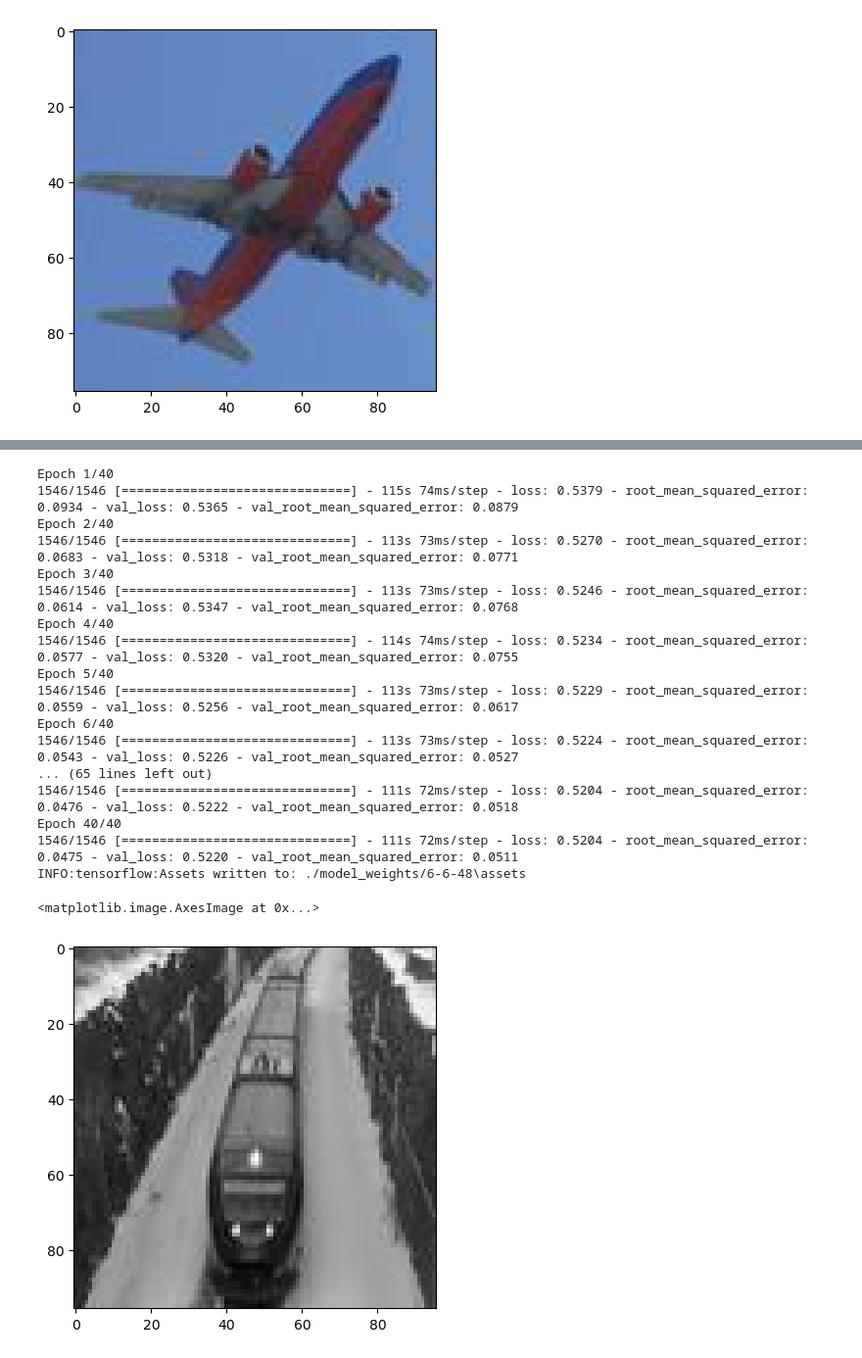
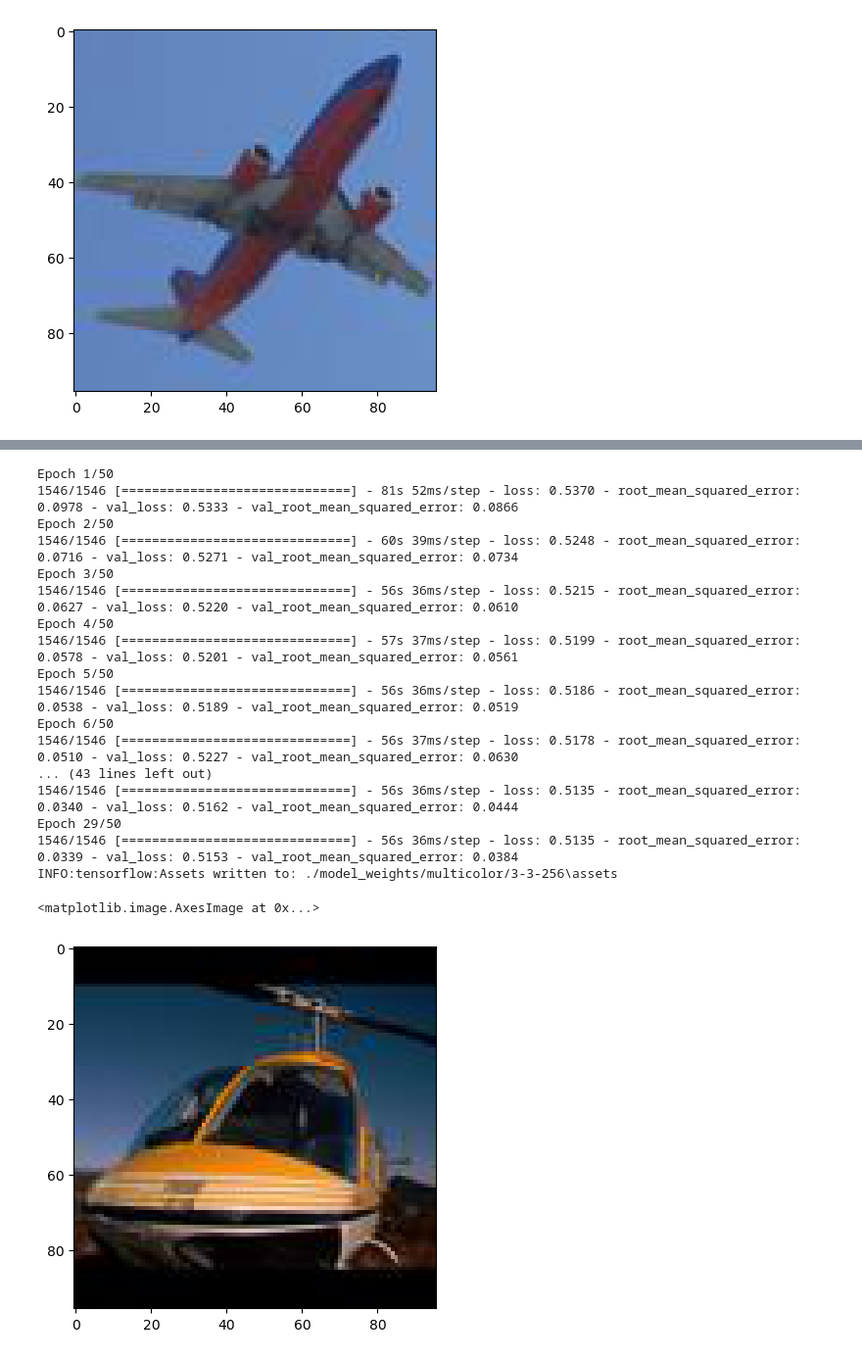
Before and after one commit to Dmytro-Kovalyov/Semi-Supervised-Image-Classification, a Jupyter notebook: Autoencoder.ipynb, the cells around one changed output, grey strips where cells are left out. Shown at 98% size. Cells and saved outputs as stored; diff of their text form; code cells hidden in the pictures.

```diff
--- a/Autoencoder.ipynb
+++ b/Autoencoder.ipynb
@@ -38,15 +39,16 @@ plt.imshow(unlabeled_data[0])
 <matplotlib.image.AxesImage at 0x...>
 [figure]
 # %%
-def normalize_and_greyscale(img):
-    gray = cv.cvtColor(img, cv.COLOR_BGR2GRAY)
-    img_normalized = cv.normalize(gray, None, 0, 1.0, cv.NORM_MINMAX, dtype=cv.CV_32F)
-    img_normalized = np.reshape(img_normalized, (96, 96, 1))
+def normalize_images(img):
+    #gray = cv.cvtColor(img, cv.COLOR_BGR2GRAY)
+    img_normalized = cv.normalize(img, None, 0, 1.0, cv.NORM_MINMAX, dtype=cv.CV_32F)
+    #img_normalized = np.reshape(img_normalized, (96, 96, 1))
     return img_normalized
 # %%
 # Normalize the images
-unlabeled_data = [normalize_and_greyscale(img) for img in unlabeled_data]
-unlabeled_data = np.asarray(unlabeled_data)
+#unlabeled_data = [normalize_and_greyscale(img) for img in unlabeled_data]
+#unlabeled_data = np.asarray(unlabeled_data)
+unlabeled_data = normalize_images(unlabeled_data)
 # %%
 plt.imshow(unlabeled_data[0])
 # %% [output]
@@ -119,33 +119,49 @@ class DataGenerator(Sequence):
         batch_x = self.x[idx * self.batch_size:(idx + 1) * self.batch_size]
         return batch_x, batch_x
 # %%
+early_stopping_monitor = EarlyStopping(
+    monitor='val_root_mean_squared_error',
+    min_delta=0.005,
+    patience=20,
+    verbose=0,
+    mode='min',
+    baseline=None,
+    restore_best_weights=True
+)
+
 train_gen = DataGenerator(x_train)
 test_gen = DataGenerator(x_test)
-model.fit(train_gen, epochs=40, validation_data=test_gen)
-model.save("./model_weights/6-6-48")
+history = model.fit(
+    train_gen,
+    epochs=50,
+    callbacks=[early_stopping_monitor],
+    validation_data=test_gen
+)
+
+model.save("./model_weights/multicolor/3-3-256")
 # %% [output]
-Epoch 1/40
-1546/1546 [==============================] - 115s 74ms/step - loss: 0.5379 - root_mean_squared_error: 0.0934 - val_loss: 0.5365 - val_root_mean_squared_error: 0.0879
-Epoch 2/40
-1546/1546 [==============================] - 113s 73ms/step - loss: 0.5270 - root_mean_squared_error: 0.0683 - val_loss: 0.5318 - val_root_mean_squared_error: 0.0771
-Epoch 3/40
-1546/1546 [==============================] - 113s 73ms/step - loss: 0.5246 - root_mean_squared_error: 0.0614 - val_loss: 0.5347 - val_root_mean_squared_error: 0.0768
-Epoch 4/40
-1546/1546 [==============================] - 114s 74ms/step - loss: 0.5234 - root_mean_squared_error: 0.0577 - val_loss: 0.5320 - val_root_mean_squared_error: 0.0755
-Epoch 5/40
-1546/1546 [==============================] - 113s 73ms/step - loss: 0.5229 - root_mean_squared_error: 0.0559 - val_loss: 0.5256 - val_root_mean_squared_error: 0.0617
-Epoch 6/40
-1546/1546 [==============================] - 113s 73ms/step - loss: 0.5224 - root_mean_squared_error: 0.0543 - val_loss: 0.5226 - val_root_mean_squared_error: 0.0527
-... (65 lines left out)
-1546/1546 [==============================] - 111s 72ms/step - loss: 0.5204 - root_mean_squared_error: 0.0476 - val_loss: 0.5222 - val_root_mean_squared_error: 0.0518
-Epoch 40/40
-1546/1546 [==============================] - 111s 72ms/step - loss: 0.5204 - root_mean_squared_error: 0.0475 - val_loss: 0.5220 - val_root_mean_squared_error: 0.0511
-INFO:tensorflow:Assets written to: ./model_weights/6-6-48\assets
+Epoch 1/50
+1546/1546 [==============================] - 81s 52ms/step - loss: 0.5370 - root_mean_squared_error: 0.0978 - val_loss: 0.5333 - val_root_mean_squared_error: 0.0866
+Epoch 2/50
+1546/1546 [==============================] - 60s 39ms/step - loss: 0.5248 - root_mean_squared_error: 0.0716 - val_loss: 0.5271 - val_root_mean_squared_error: 0.0734
+Epoch 3/50
+1546/1546 [==============================] - 56s 36ms/step - loss: 0.5215 - root_mean_squared_error: 0.0627 - val_loss: 0.5220 - val_root_mean_squared_error: 0.0610
+Epoch 4/50
+1546/1546 [==============================] - 57s 37ms/step - loss: 0.5199 - root_mean_squared_error: 0.0578 - val_loss: 0.5201 - val_root_mean_squared_error: 0.0561
+Epoch 5/50
+1546/1546 [==============================] - 56s 36ms/step - loss: 0.5186 - root_mean_squared_error: 0.0538 - val_loss: 0.5189 - val_root_mean_squared_error: 0.0519
+Epoch 6/50
+1546/1546 [==============================] - 56s 37ms/step - loss: 0.5178 - root_mean_squared_error: 0.0510 - val_loss: 0.5227 - val_root_mean_squared_error: 0.0630
+... (43 lines left out)
+1546/1546 [==============================] - 56s 36ms/step - loss: 0.5135 - root_mean_squared_error: 0.0340 - val_loss: 0.5162 - val_root_mean_squared_error: 0.0444
+Epoch 29/50
+1546/1546 [==============================] - 56s 36ms/step - loss: 0.5135 - root_mean_squared_error: 0.0339 - val_loss: 0.5153 - val_root_mean_squared_error: 0.0384
+INFO:tensorflow:Assets written to: ./model_weights/multicolor/3-3-256\assets
 # %%
-plt.imshow(x_test[101], cmap='gray', vmin=0, vmax=1)
+plt.imshow(x_test[108])
 # %% [output]
 <matplotlib.image.AxesImage at 0x...>
-[figure, old version]
+[figure, new version]
 # %%
 prediction = model.predict(x_test)
 # %%
```
Also changed, not shown: parts of 5 cells of this notebook, 43 other files.
